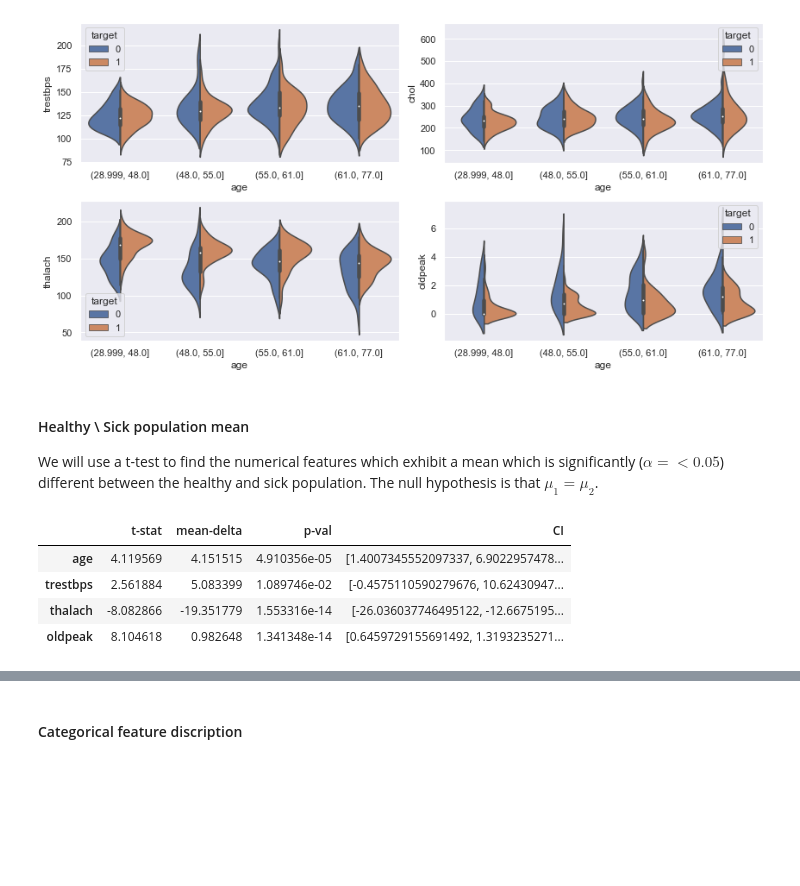
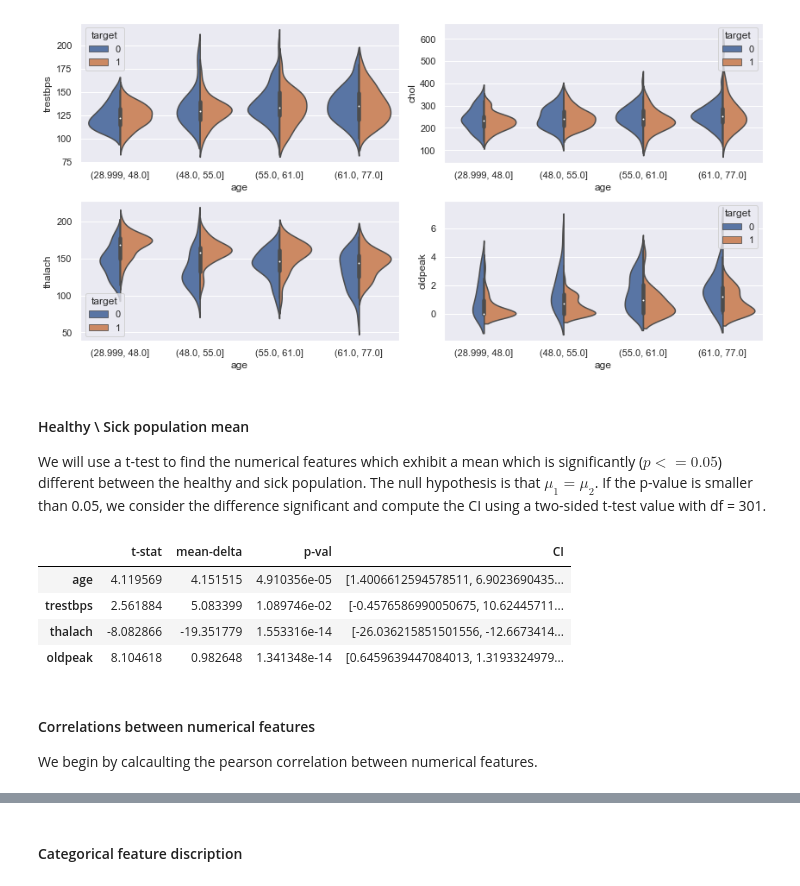
Before and after one commit to barboym/hw_statistics_runi, a Jupyter notebook: HW3/HW3.ipynb, the cells around one changed output, grey strips where cells are left out. Saved outputs shown, nothing was run; the diff lists cells and outputs as text; code cells hidden in the pictures; blank space fills up the shorter version.

```diff
--- a/HW3/HW3.ipynb
+++ b/HW3/HW3.ipynb
@@ -368,41 +368,44 @@ for feature in numeric_features:
 [figure]
 # %% [markdown]
 #### Healthy \ Sick population mean
-We will use a t-test to find the numerical features which exhibit a mean which is significantly ($\alpha =< 0.05$) different between the healthy and sick population. The null hypothesis is that $\mu_1 = \mu_2$.
+We will use a t-test to find the numerical features which exhibit a mean which is significantly ($p <= 0.05$) different between the healthy and sick population. The null hypothesis is that $\mu_1 = \mu_2$. If the p-value is smaller than 0.05, we consider the difference significant and compute the CI using a two-sided t-test value with df = 301.
 # %%
 numeric_significants = pd.DataFrame(columns = ['t-stat','mean-delta', 'p-val', 'CI'])
 
 for feature in numeric_features:
     #find the sick and healthy population
     healthy_population = DF[feature][DF['target'] == 0]
     sick_population = DF[feature][DF['target'] == 1]
 
     #preform t-test
     t, p = st.ttest_ind(healthy_population, sick_population)
 
     #check significance
     if p <= 0.05:
         delta = np.mean(healthy_population) - np.mean(sick_population)
 
         #n1+n+2
         n_h = len(healthy_population)
         n_s = len(sick_population)
-        df = n_h + n_s
+        df = n_h + n_s - 2
 
         #variance
         v_h = np.var(healthy_population)
         v_s = np.var(sick_population)
         SE = np.sqrt(v_h/n_h) + np.sqrt(v_s/n_s)
 
         #confidence interval
         t_crit = st.t.ppf(0.975, df)
         CI = delta + np.array([-1, 1]) * t_crit * SE
         numeric_significants.loc[feature] = [t, delta, p, CI]
 
 numeric_significants
 # %% [output]
 |  | t-stat | mean-delta | p-val | CI |
-| age | 4.119569 | 4.151515 | 4.910356e-05 | [1.4007345552097337, 6.9022957478... |
-| trestbps | 2.561884 | 5.083399 | 1.089746e-02 | [-0.4575110590279676, 10.62430947... |
-| thalach | -8.082866 | -19.351779 | 1.553316e-14 | [-26.036037746495122, -12.6675195... |
-| oldpeak | 8.104618 | 0.982648 | 1.341348e-14 | [0.6459729155691492, 1.3193235271... |
+| age | 4.119569 | 4.151515 | 4.910356e-05 | [1.4006612594578511, 6.9023690435... |
+| trestbps | 2.561884 | 5.083399 | 1.089746e-02 | [-0.4576586990050675, 10.62445711... |
+| thalach | -8.082866 | -19.351779 | 1.553316e-14 | [-26.036215851501556, -12.6673414... |
+| oldpeak | 8.104618 | 0.982648 | 1.341348e-14 | [0.6459639447084013, 1.3193324979... |
+# %% [markdown]
+#### Correlations between numerical features
+We begin by calcaulting the pearson correlation between numerical features.
```
Also changed, not shown: parts of 1 cell of this notebook.
